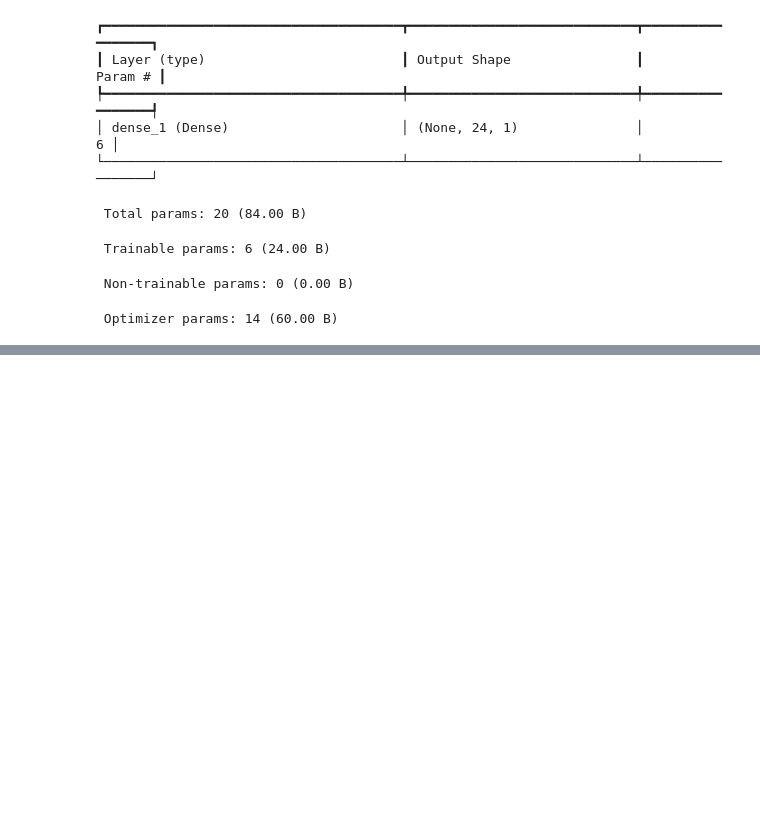
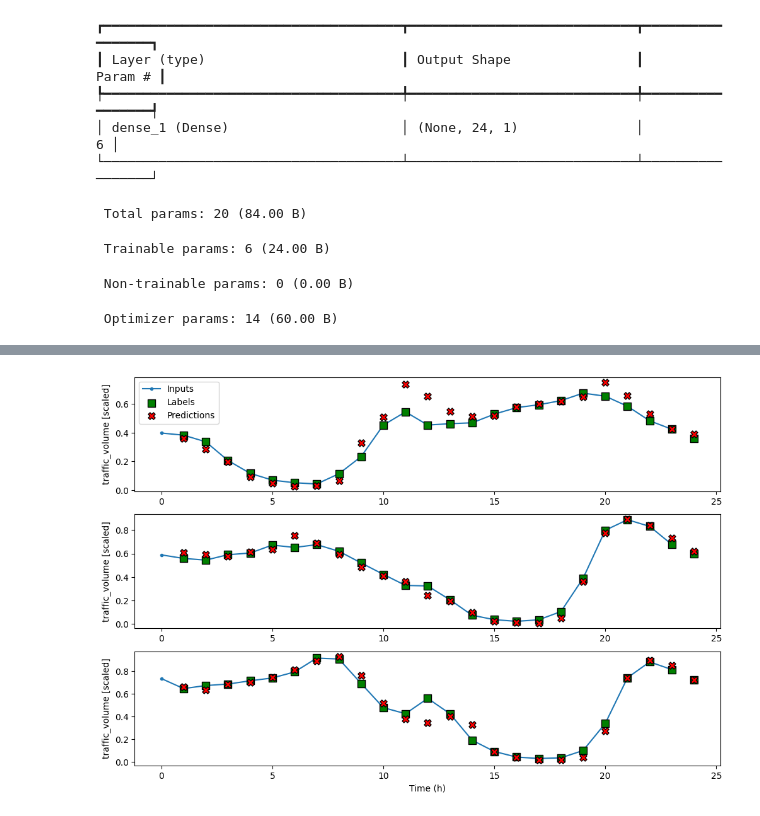
Before and after one commit to luigiselmi/timeseries, a Jupyter notebook: traffic_forecast_part_2.ipynb, the cells around one changed output, grey strips where cells are left out. Cells and saved outputs as stored; diff of their text form; code cells hidden in the pictures; blank space fills up the shorter version.

Commit message:
multi-output single step neural network

```diff
--- a/traffic_forecast_part_2.ipynb
+++ b/traffic_forecast_part_2.ipynb
@@ -545,0 +590,6 @@ This model will return the predictions of two target variables, in our example t
+# %%
+neural_network_model = keras.Sequential([
+    layers.Dense(units=64, activation='relu', name='layer_1'),
+    layers.Dense(units=64, activation='relu', name='layer_2'),
+    layers.Dense(units=1, name='layer_3')
+], name='neural_network_model')
@@ -545,0 +641,4 @@ This model will return the predictions of two target variables, in our example t
+# %%
+wide_window.plot(neural_network_model)
+# %% [output]
+[figure, added]
```
Also changed, not shown: parts of 46 cells of this notebook.
